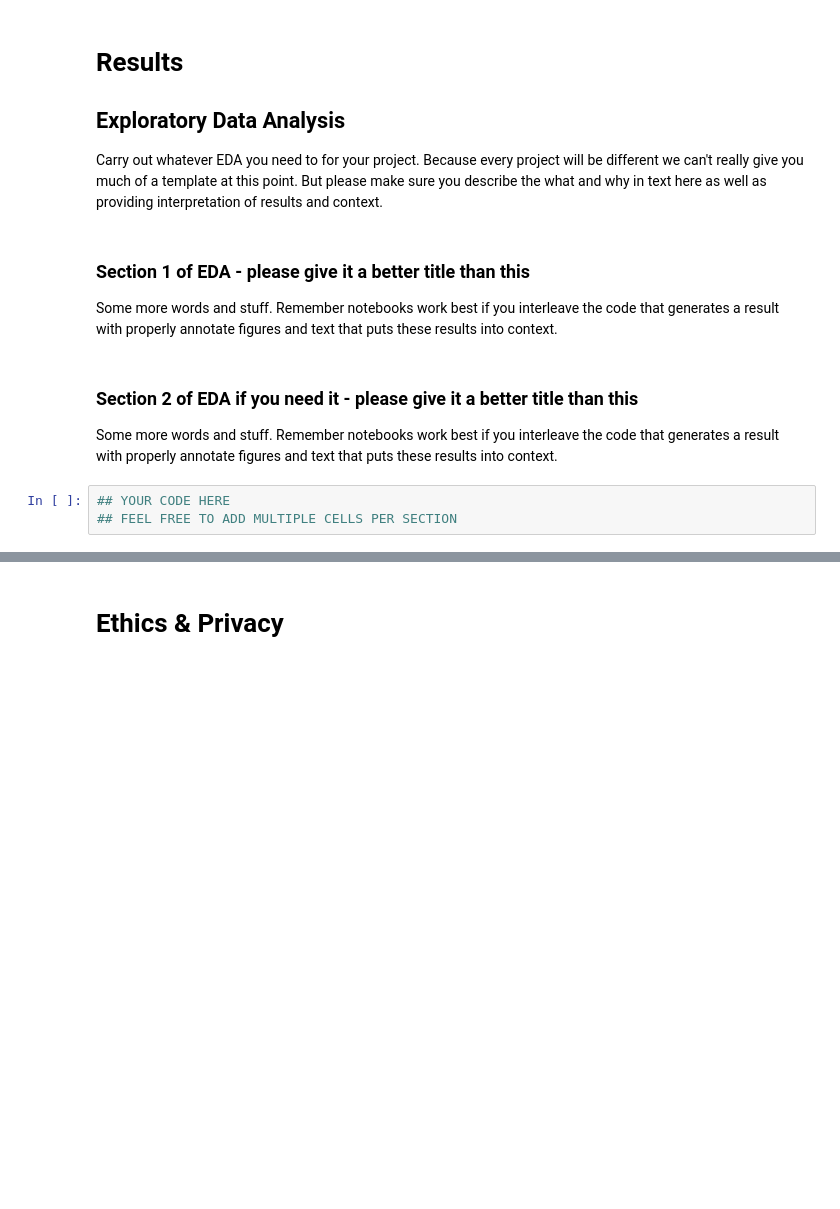
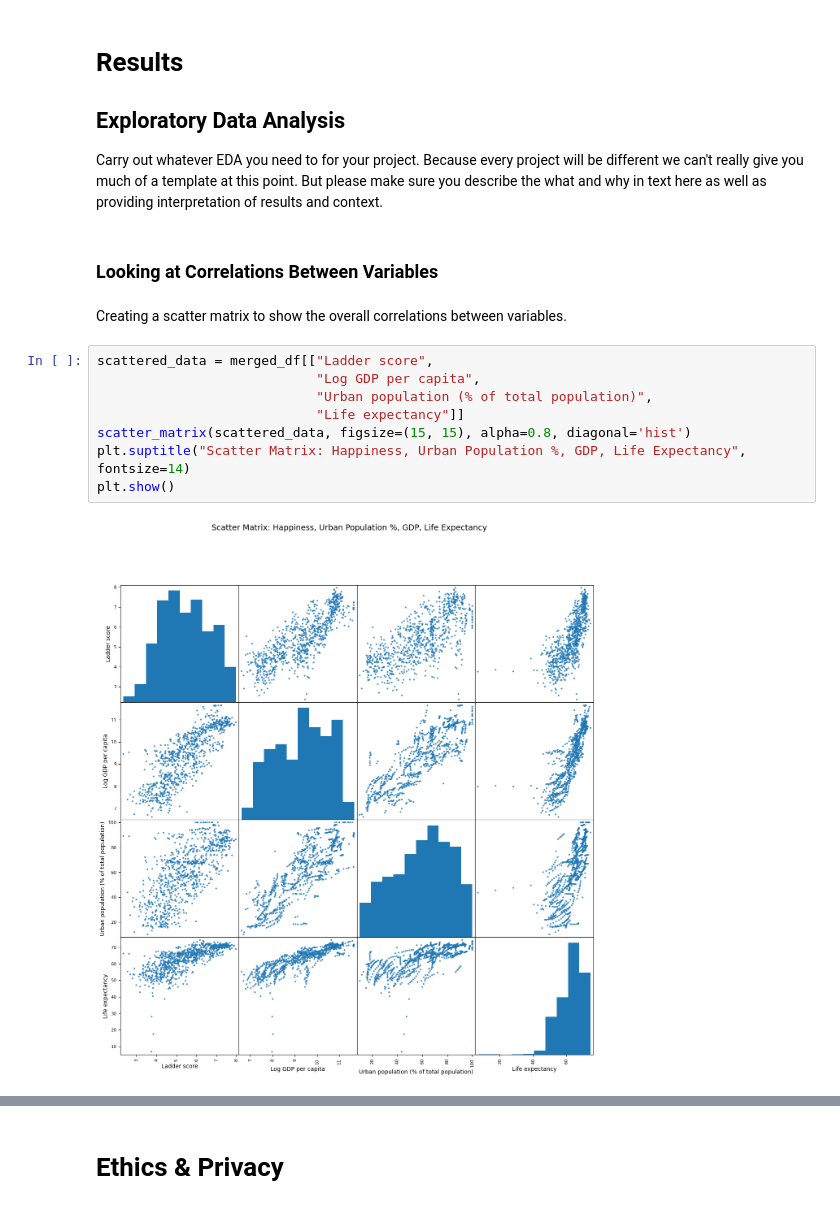
Before and after one commit to abbymcleod/Country-Happiness-Index, a Jupyter notebook: EDACheckpoint_Group010-FA24.ipynb, the cells around one changed output, grey strips where cells are left out. Drawn from its saved outputs; the diff is of its cells as text; blank space fills up the shorter version.

```diff
--- a/EDACheckpoint_Group010-FA24.ipynb
+++ b/EDACheckpoint_Group010-FA24.ipynb
@@ -434,14 +444,17 @@ merged_df.head()
 ## Exploratory Data Analysis
 
 Carry out whatever EDA you need to for your project.  Because every project will be different we can't really give you much of a template at this point. But please make sure you describe the what and why in text here as well as providing interpretation of results and context.
-# %% [markdown]
-### Section 1 of EDA - please give it a better title than this
-
-Some more words and stuff.  Remember notebooks work best if you interleave the code that generates a result with properly annotate figures and text that puts these results into context.
-# %% [markdown]
-### Section 2 of EDA if you need it  - please give it a better title than this
-
-Some more words and stuff.  Remember notebooks work best if you interleave the code that generates a result with properly annotate figures and text that puts these results into context.
-# %%
-## YOUR CODE HERE
-## FEEL FREE TO ADD MULTIPLE CELLS PER SECTION
+# %% [markdown]
+### Looking at Correlations Between Variables
+# %% [markdown]
+Creating a scatter matrix to show the overall correlations between variables.
+# %%
+scattered_data = merged_df[["Ladder score",
+                            "Log GDP per capita",
+                            "Urban population (% of total population)",
+                            "Life expectancy"]]
+scatter_matrix(scattered_data, figsize=(15, 15), alpha=0.8, diagonal='hist')
+plt.suptitle("Scatter Matrix: Happiness, Urban Population %, GDP, Life Expectancy", fontsize=14)
+plt.show()
+# %% [output]
+[figure, added]
```
Also changed, not shown: parts of 22 cells of this notebook, 1 other file.
